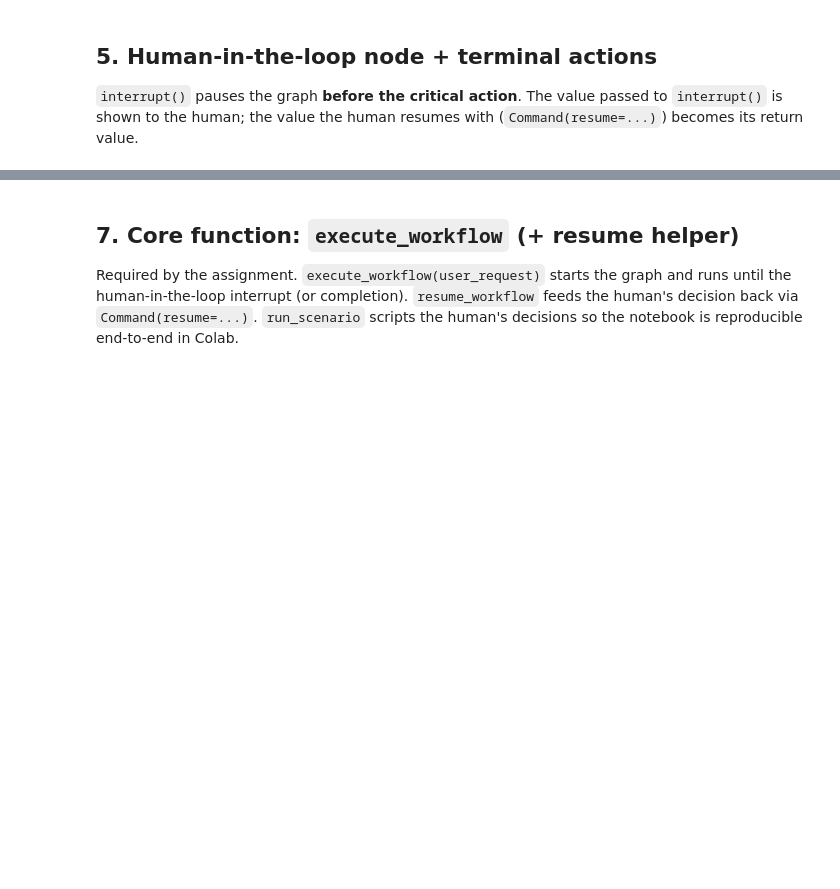
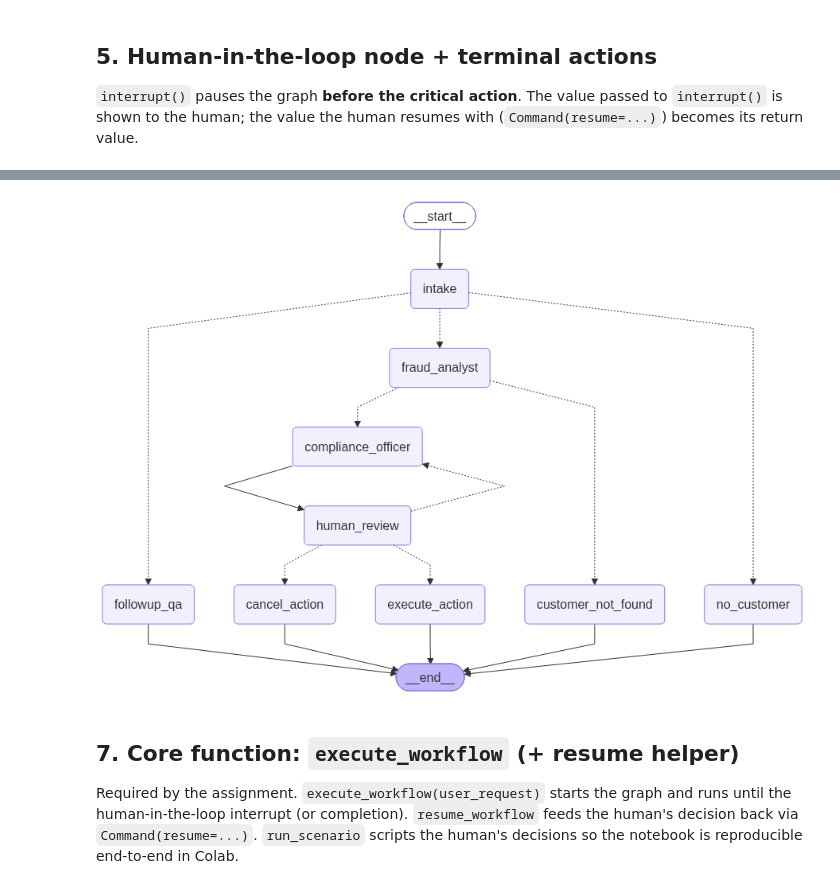
Before and after one commit to Stanislav-Stanev/Colab-Multi-Bot, a Jupyter notebook: Fraud_Detection_Multi_Agent.ipynb, the cells around one changed output, grey strips where cells are left out. Saved outputs shown, nothing was run; the diff lists cells and outputs as text; code cells hidden in the pictures; blank space fills up the shorter version.

```diff
--- a/Fraud_Detection_Multi_Agent.ipynb
+++ b/Fraud_Detection_Multi_Agent.ipynb
@@ -194,7 +207,7 @@ def _score(transactions: list) -> dict:
     # velocity: >=5 transactions inside any 10-minute window
     for i in range(len(times)):
         if sum(1 for t2 in times if 0 <= (t2 - times[i]).total_seconds() <= 600) >= 5:
-            rules.append("velocity"); score += 30
+            rules.append("velocity"); score += 40
             break
     # geo anomaly: >=3 countries within the observed period
     if len({t["country"] for t in txs}) >= 3:
@@ -266,6 +279,7 @@ from langgraph.types import interrupt, Command
 class FraudWorkflowState(TypedDict):
     user_request: str
     customer_id: Optional[str]
+    customer_found: Optional[bool]
     transactions: list
     risk_assessment: Optional[dict]
     report: Optional[str]
@@ -276,11 +290,13 @@ class FraudWorkflowState(TypedDict):
     messages: Annotated[list, add_messages]
 
 
-class RiskAssessment(BaseModel):
-    """Structured output of the Fraud Analyst agent."""
-    risk_score: int = Field(ge=0, le=100)
-    triggered_rules: list[str]
-    sanctions_match: bool
+class AnalystNarrative(BaseModel):
+    """Structured output of the Fraud Analyst agent.
+
+    Deliberately excludes the risk score and the triggered rules: those come from the
+    scoring engine, so the number that drives the decision is computed, not generated.
+    """
+    sanctions_match: bool = Field(description="True only if the sanctions tool returned a match")
     analyst_notes: str = Field(description="2-4 sentences explaining the patterns found")
 
 
@@ -459,18 +528,23 @@ _builder = StateGraph(FraudWorkflowState)
 for _name, _fn in [("intake", intake), ("fraud_analyst", fraud_analyst),
                    ("compliance_officer", compliance_officer), ("human_review", human_review),
                    ("execute_action", execute_action), ("cancel_action", cancel_action),
-                   ("followup_qa", followup_qa)]:
+                   ("followup_qa", followup_qa), ("no_customer", no_customer),
+                   ("customer_not_found", customer_not_found)]:
     _builder.add_node(_name, _fn)
 _builder.add_edge(START, "intake")
 _builder.add_conditional_edges("intake", route_after_intake,
-                               {"fraud_analyst": "fraud_analyst", "followup_qa": "followup_qa"})
-_builder.add_edge("fraud_analyst", "compliance_officer")
+                               {"fraud_analyst": "fraud_analyst", "followup_qa": "followup_qa",
+                                "no_customer": "no_customer"})
+_builder.add_conditional_edges("fraud_analyst", route_after_analysis,
+                               {"compliance_officer": "compliance_officer",
+                                "customer_not_found": "customer_not_found"})
 _builder.add_edge("compliance_officer", "human_review")
 _builder.add_conditional_edges("human_review", route_after_review,
                                {"execute_action": "execute_action",
                                 "compliance_officer": "compliance_officer",
                                 "cancel_action": "cancel_action"})
-for _terminal in ("execute_action", "cancel_action", "followup_qa"):
+for _terminal in ("execute_action", "cancel_action", "followup_qa", "no_customer",
+                  "customer_not_found"):
     _builder.add_edge(_terminal, END)
 
 checkpointer = MemorySaver()                       # conversational memory (requirement)
@@ -485,3 +552,16 @@ if not SKIP_DEMOS:
+# %%
+if not SKIP_DEMOS:
+    try:
+        from IPython.display import Image, display
+        display(Image(graph.get_graph().draw_mermaid_png()))
+    except Exception as exc:
+        # draw_mermaid_png() calls mermaid.ink and can fail on a flaky network. Fall back
+        # to the mermaid source, which needs no network and no extra package, so a bad
+        # render can never abort "Run all".
+        print(f"(diagram render unavailable: {type(exc).__name__}) вЂ” mermaid source:\n")
+        print(graph.get_graph().draw_mermaid())
+# %% [output]
+[figure, added]
 # %% [markdown]
 ## 7. Core function: `execute_workflow` (+ resume helper)
 Required by the assignment. `execute_workflow(user_request)` starts the graph and runs
```
Also changed, not shown: parts of 31 cells of this notebook, 8 other files.
